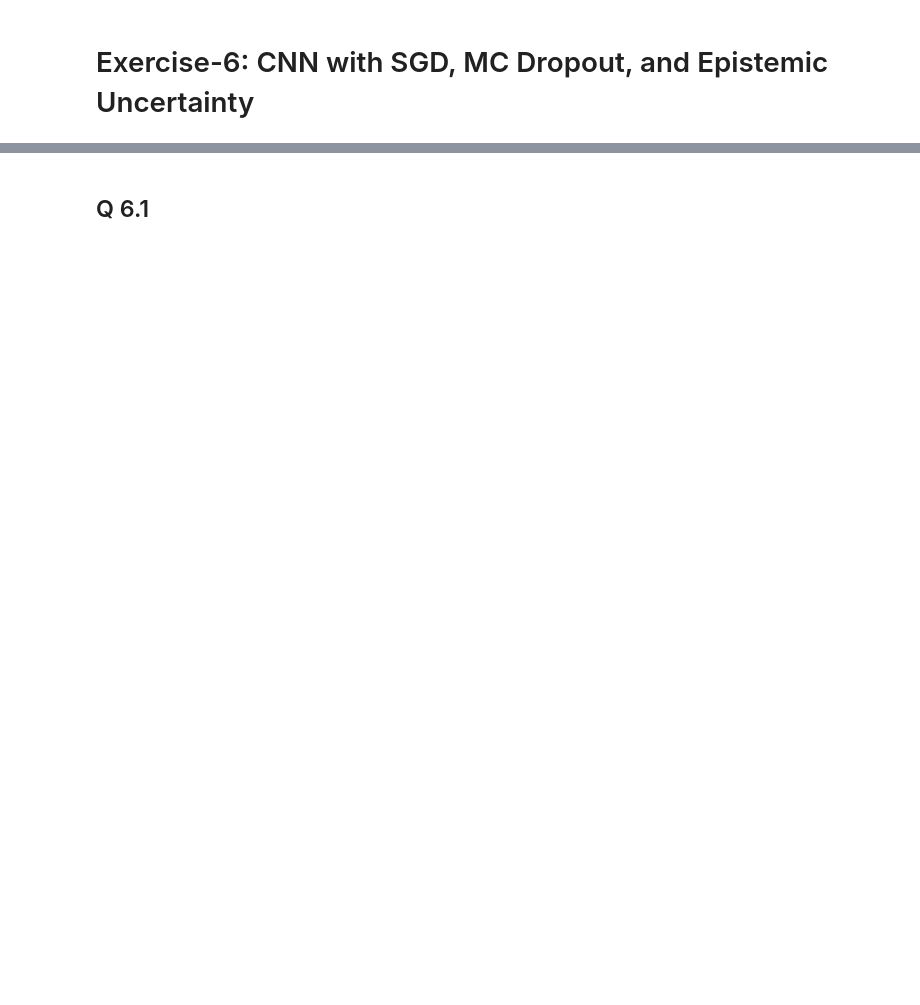
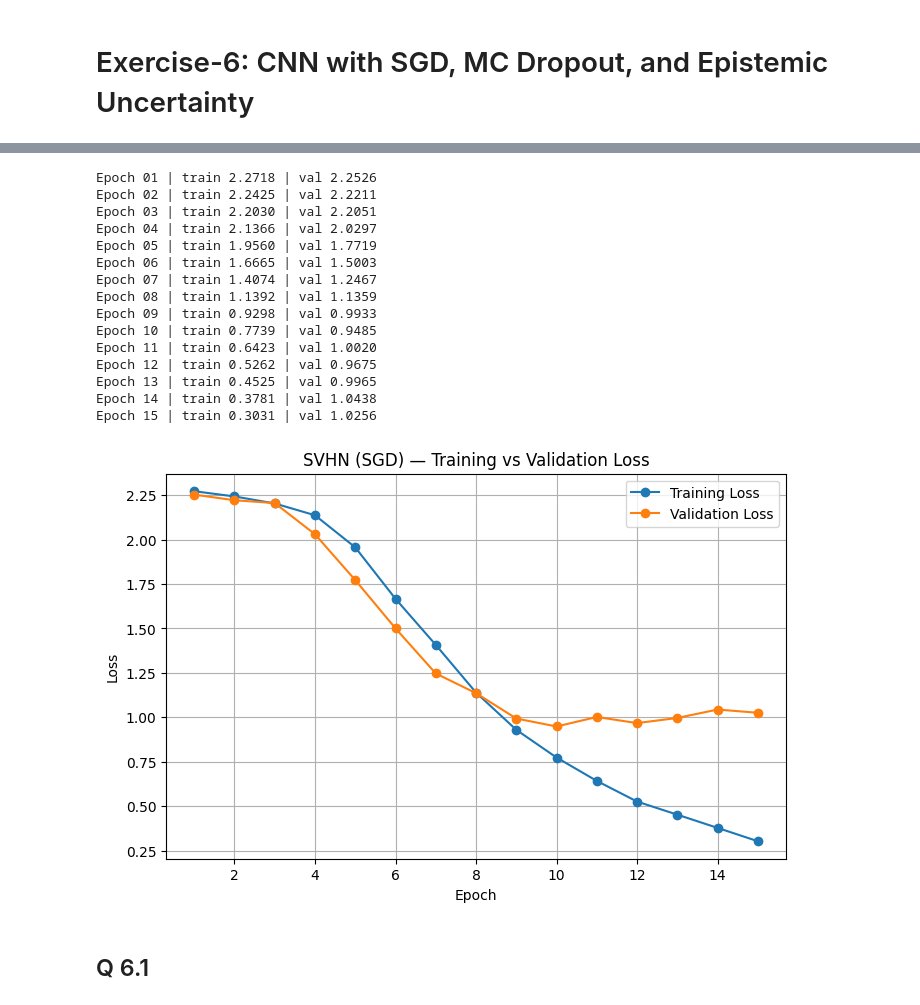
Before and after one commit to lcmolteberg/Machineoblig3, a Jupyter notebook: Assignment3.ipynb, the cells around one changed output, grey strips where cells are left out. Cells and saved outputs as stored; diff of their text form; code cells hidden in the pictures; blank space fills up the shorter version.

```diff
--- a/Assignment3.ipynb
+++ b/Assignment3.ipynb
@@ -956,3 +903,66 @@ Epoch 15 | train 0.2284 | val 0.8773
+# %%
+# Optimizer
+
+optimizer = optim.SGD(model.parameters(), lr=0.01, momentum=0.9)
+loss_fn = nn.CrossEntropyLoss()
+
+# # Ignite trainer for handling trainingloop
+trainer = create_supervised_trainer(model, optimizer, loss_fn, device=device)
+
+# Ignite evaluator, does model.eval() / no_grad and calculates metrics over a dataloader
+evaluator = create_supervised_evaluator(
+    model, metrics={"loss": Loss(loss_fn), "accuracy": Accuracy()}, device=device
+)
+
+# # Training loss batch average
+RunningAverage(output_transform=lambda out: out).attach(trainer, "train_loss_batch")
+
+#Plotting history
+train_losses, val_losses = [], []
+
+# Reads training and val loss, validates metrics on val_loader
+@trainer.on(Events.EPOCH_COMPLETED)
+def log_and_validate(engine):
+    # Hent snitt-train-loss for epoken
+    train_loss = float(engine.state.metrics["train_loss_batch"])
+    # Kjør validering på hele val_loader
+    evaluator.run(val_loader)
+    m = evaluator.state.metrics
+    val_loss = float(m["loss"])
+    # Logg/lagre
+    train_losses.append(train_loss)
+    val_losses.append(val_loss)
+    print(f"Epoch {engine.state.epoch:02d} | train {train_loss:.4f} | val {val_loss:.4f}")
+
+
+# Runs trainer
+max_epochs = 15
+trainer.run(train_loader, max_epochs=max_epochs)
+
+# Plots train and val loss
+plt.figure(figsize=(8,5))
+epochs = range(1, len(train_losses)+1)
+plt.plot(epochs, train_losses, marker='o', label='Training Loss')
+plt.plot(epochs, val_losses,   marker='o', label='Validation Loss')
+plt.xlabel('Epoch'); plt.ylabel('Loss'); plt.title('SVHN (SGD) — Training vs Validation Loss')
+plt.grid(True); plt.legend(); plt.show()
+# %% [output]
+Epoch 01 | train 2.2718 | val 2.2526
+Epoch 02 | train 2.2425 | val 2.2211
+Epoch 03 | train 2.2030 | val 2.2051
+Epoch 04 | train 2.1366 | val 2.0297
+Epoch 05 | train 1.9560 | val 1.7719
+Epoch 06 | train 1.6665 | val 1.5003
+Epoch 07 | train 1.4074 | val 1.2467
+Epoch 08 | train 1.1392 | val 1.1359
+Epoch 09 | train 0.9298 | val 0.9933
+Epoch 10 | train 0.7739 | val 0.9485
+Epoch 11 | train 0.6423 | val 1.0020
+Epoch 12 | train 0.5262 | val 0.9675
+Epoch 13 | train 0.4525 | val 0.9965
+Epoch 14 | train 0.3781 | val 1.0438
+Epoch 15 | train 0.3031 | val 1.0256
+[figure, added]
 # %% [markdown]
 ## Q 6.1
 # %%
```
Also changed, not shown: parts of 16 cells of this notebook.
